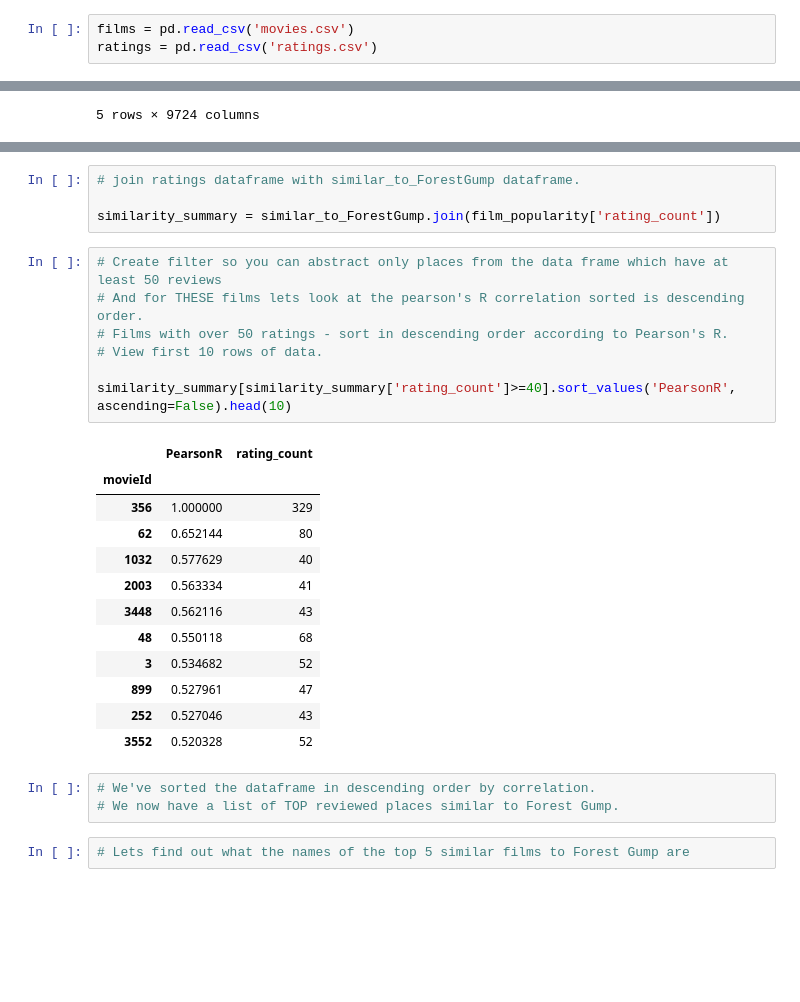
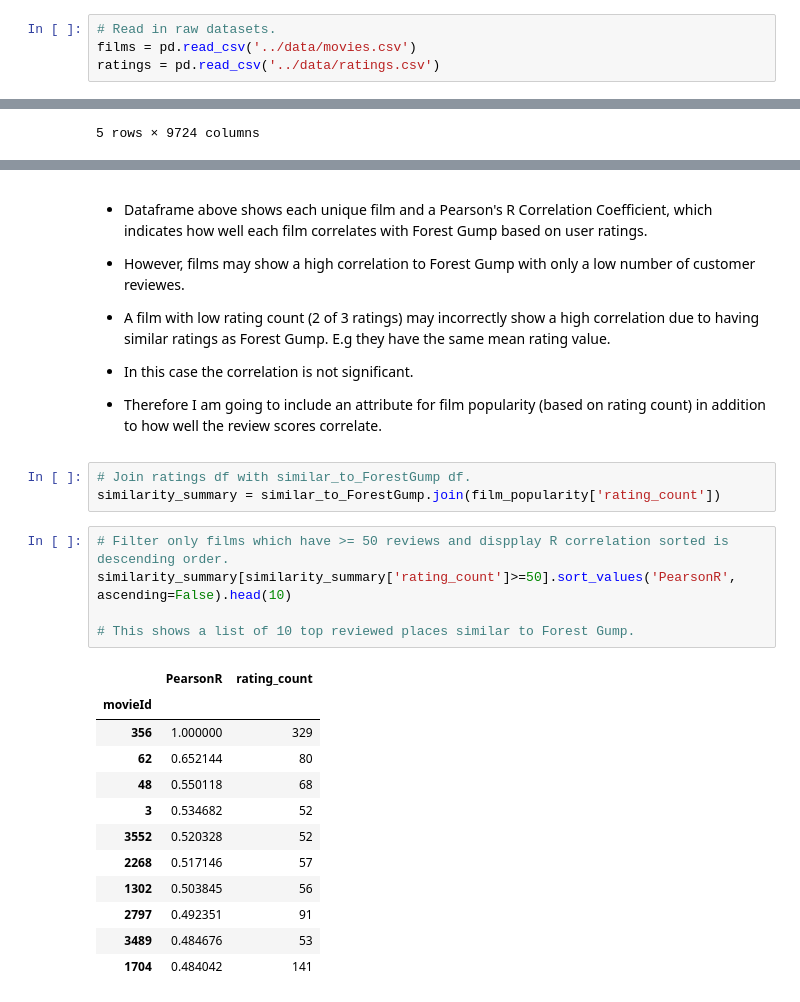
Before and after one commit to Joyeeta1/recommendation_system, a Jupyter notebook: notebooks/SVD_reccomendation_engine.ipynb, the cells around one changed output, grey strips where cells are left out. Drawn from its saved outputs; the diff is of its cells as text; blank space fills up the shorter version.

```diff
--- a/notebooks/SVD_reccomendation_engine.ipynb
+++ b/notebooks/SVD_reccomendation_engine.ipynb
@@ -20,6 +28,7 @@ import matplotlib.pyplot as pp
 # %%
-films = pd.read_csv('movies.csv')
-ratings = pd.read_csv('ratings.csv')
+# Read in raw datasets.
+films = pd.read_csv('../data/movies.csv')
+ratings = pd.read_csv('../data/ratings.csv')
 # %%
 # Look at first 5 lines of each dataframe
 films.head()
@@ -210,29 +202,29 @@ Lets do this.
+# %% [markdown]
+- Dataframe above shows each unique film and a Pearson's R Correlation Coefficient, which indicates how well each film correlates with Forest Gump based on user ratings.
+- However, films may show a high correlation to Forest Gump with only a low number of customer reviewes.
+- A film with low rating count (2 of 3 ratings) may incorrectly show a high correlation due to having similar ratings as Forest Gump. E.g they have the same mean rating value.
+
+
+- In this case the correlation is not significant.
+- Therefore I am going to include an attribute for film popularity (based on rating count) in addition to how well the review scores correlate.
 # %%
-# join ratings dataframe with similar_to_ForestGump dataframe.
-
+# Join ratings df with similar_to_ForestGump df.
 similarity_summary = similar_to_ForestGump.join(film_popularity['rating_count'])
-# %%
-# Create filter so you can abstract only places from the data frame which have at least 50 reviews
-# And for THESE films lets look at the pearson's R correlation sorted is descending order.
-# Films with over 50 ratings - sort in descending order according to Pearson's R.
-# View first 10 rows of data.
-
-similarity_summary[similarity_summary['rating_count']>=40].sort_values('PearsonR', ascending=False).head(10)
-# %% [output]
-|  | PearsonR | rating_count |
-| movieId |  |  |
-| 356 | 1.000000 | 329 |
-| 62 | 0.652144 | 80 |
-| 1032 | 0.577629 | 40 |
-| 2003 | 0.563334 | 41 |
-| 3448 | 0.562116 | 43 |
-| 48 | 0.550118 | 68 |
-| 3 | 0.534682 | 52 |
-| 899 | 0.527961 | 47 |
-| 252 | 0.527046 | 43 |
-| 3552 | 0.520328 | 52 |
-# %%
-# We've sorted the dataframe in descending order by correlation.
-# We now have a list of TOP reviewed places similar to Forest Gump.
-# %%
-# Lets find out what the names of the top 5 similar films to Forest Gump are
+# %%
+# Filter only films which have >= 50 reviews and dispplay R correlation sorted is descending order.
+similarity_summary[similarity_summary['rating_count']>=50].sort_values('PearsonR', ascending=False).head(10)
+
+# This shows a list of 10 top reviewed places similar to Forest Gump.
+# %% [output]
+|  | PearsonR | rating_count |
+| movieId |  |  |
+| 356 | 1.000000 | 329 |
+| 62 | 0.652144 | 80 |
+| 48 | 0.550118 | 68 |
+| 3 | 0.534682 | 52 |
+| 3552 | 0.520328 | 52 |
+| 2268 | 0.517146 | 57 |
+| 1302 | 0.503845 | 56 |
+| 2797 | 0.492351 | 91 |
+| 3489 | 0.484676 | 53 |
+| 1704 | 0.484042 | 141 |
```
Also changed, not shown: parts of 32 cells of this notebook.
